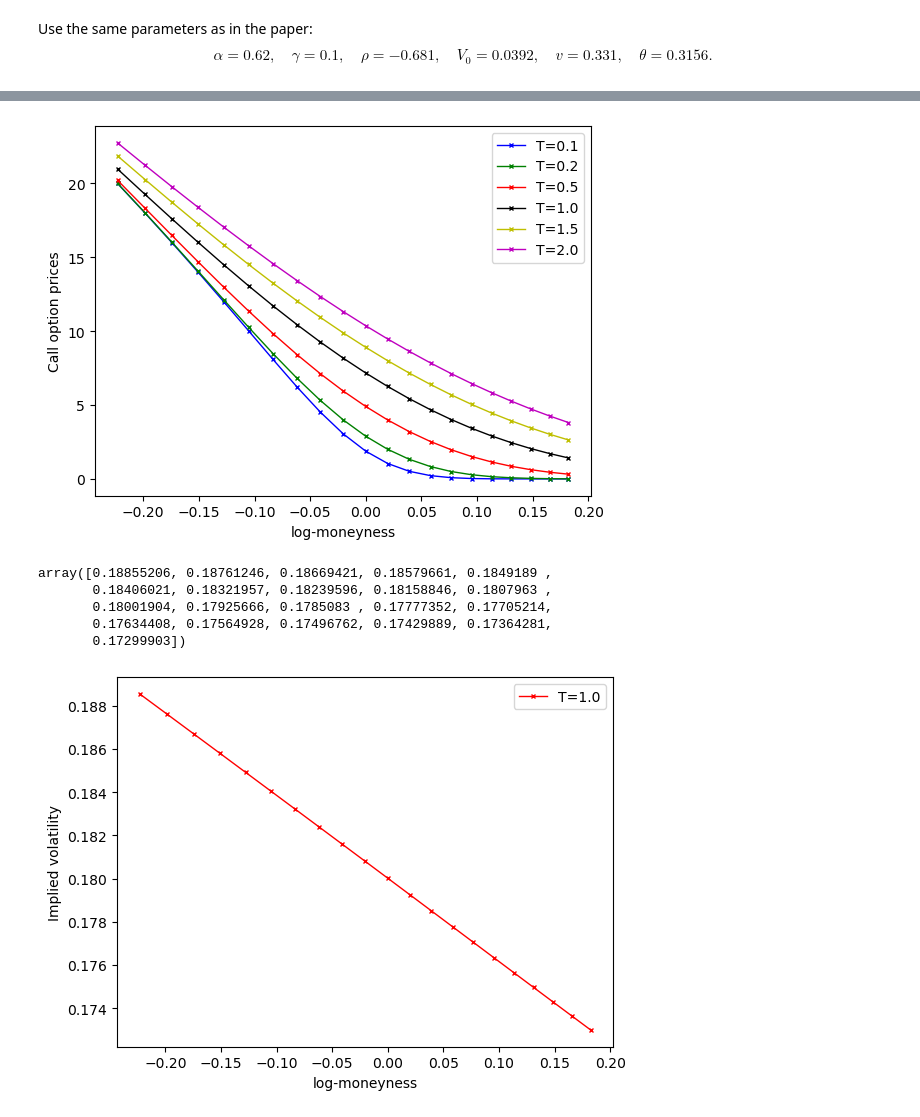
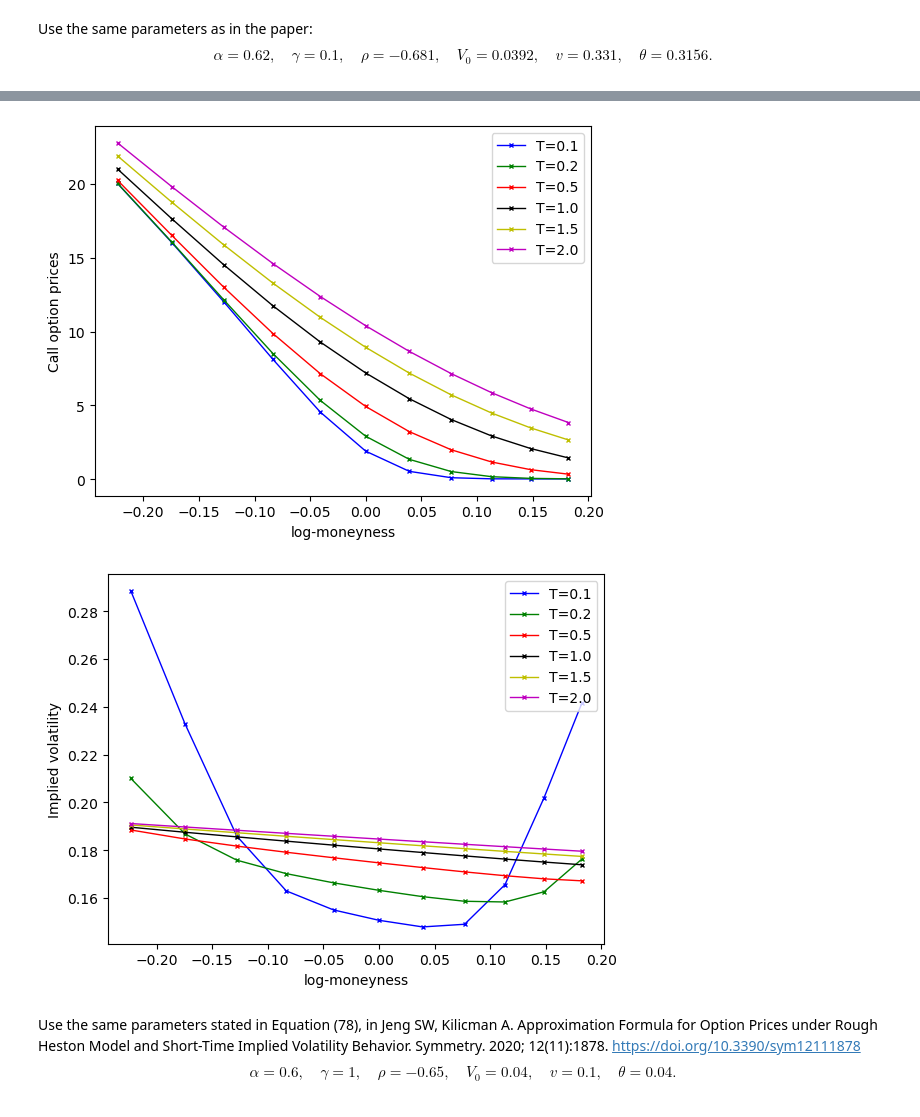
Before and after one commit to Chujie-Ma/PyFENG, a Jupyter notebook: project_report.ipynb, the cells around one changed output, grey strips where cells are left out. Cells and saved outputs as stored; diff of their text form; code cells hidden in the pictures.

```diff
--- a/project_report.ipynb
+++ b/project_report.ipynb
@@ -140,16 +140,18 @@ $$
 \alpha=0.62, \quad \gamma=0.1, \quad \rho=-0.681, \quad V_0=0.0392, \quad v=0.331, \quad \theta=0.3156 .
 $$
 # %%
-strike = np.linspace(80,120,21)
+strike = np.linspace(80,120,11)
 T = np.array([0.1, 0.2, 0.5, 1, 1.5, 2])
 sigma, vov, mr, rho, spot, theta, alpha = 0.0392, 0.331, 0.1, -0.681, 100, 0.3156, 0.62
-m = pf.sv_fft.RoughHestonFft(sigma, vov=vov, mr=mr, rho=rho, alpha=alpha)
+m = pfex.RoughHestonFft(sigma, vov=vov, mr=mr, rho=rho, alpha=alpha)
 # %%
 row = len(T)
 col = len(strike)
 price = np.zeros((row,col))
+m_vol = np.zeros((row,col))
 for i in range(row):
-    price[i] = m.price(strike, spot, T[i])
+    price[i] = m.price_fft(strike, spot, T[i])
+    m_vol[i] = m.vol_smile(strike, spot, T[i], model='bsm')
 # %%
 price
 # %% [output]
@@ -182,22 +185,22 @@ plt.xlabel('log-moneyness')
 plt.legend(loc = 'upper right')
 plt.show()
 # %% [output]
-[figure, old version]
+[figure, new version]
-# %%
-m_vol = m.vol_smile(strike, spot, texp = 1.0)
-# %%
-m_vol
-# %% [output]
-array([0.18855206, 0.18761246, 0.18669421, 0.18579661, 0.1849189 ,
-       0.18406021, 0.18321957, 0.18239596, 0.18158846, 0.1807963 ,
-       0.18001904, 0.17925666, 0.1785083 , 0.17777352, 0.17705214,
-       0.17634408, 0.17564928, 0.17496762, 0.17429889, 0.17364281,
-       0.17299903])
 # %%
-plt.plot(np.log(strike/spot), m_vol, color = 'r', marker = 'x', markersize=3, linewidth=1, label='T=1.0')
+plt.plot(np.log(strike/spot), m_vol[0, :], color = 'b', marker = 'x', markersize=3, linewidth=1, label='T=0.1')
+plt.plot(np.log(strike/spot), m_vol[1, :], color = 'g', marker = 'x', markersize=3, linewidth=1, label='T=0.2')
+plt.plot(np.log(strike/spot), m_vol[2, :], color = 'r', marker = 'x', markersize=3, linewidth=1, label='T=0.5')
+plt.plot(np.log(strike/spot), m_vol[3, :], color = 'k', marker = 'x', markersize=3, linewidth=1, label='T=1.0')
+plt.plot(np.log(strike/spot), m_vol[4, :], color = 'y', marker = 'x', markersize=3, linewidth=1, label='T=1.5')
+plt.plot(np.log(strike/spot), m_vol[5, :], color = 'm', marker = 'x', markersize=3, linewidth=1, label='T=2.0')
 plt.ylabel('Implied volatility')
 plt.xlabel('log-moneyness')
 plt.legend(loc = 'upper right')
 plt.show()
 # %% [output]
-[figure, old version]
+[figure, new version]
+# %% [markdown]
+Use the same parameters stated in Equation (78), in Jeng SW, Kilicman A. Approximation Formula for Option Prices under Rough Heston Model and Short-Time Implied Volatility Behavior. Symmetry. 2020; 12(11):1878. https://doi.org/10.3390/sym12111878
+$$
+\alpha=0.6, \quad \gamma=1, \quad \rho=-0.65, \quad V_0=0.04, \quad v=0.1, \quad \theta=0.04 .
+$$
```
Also changed, not shown: parts of 5 cells of this notebook.
